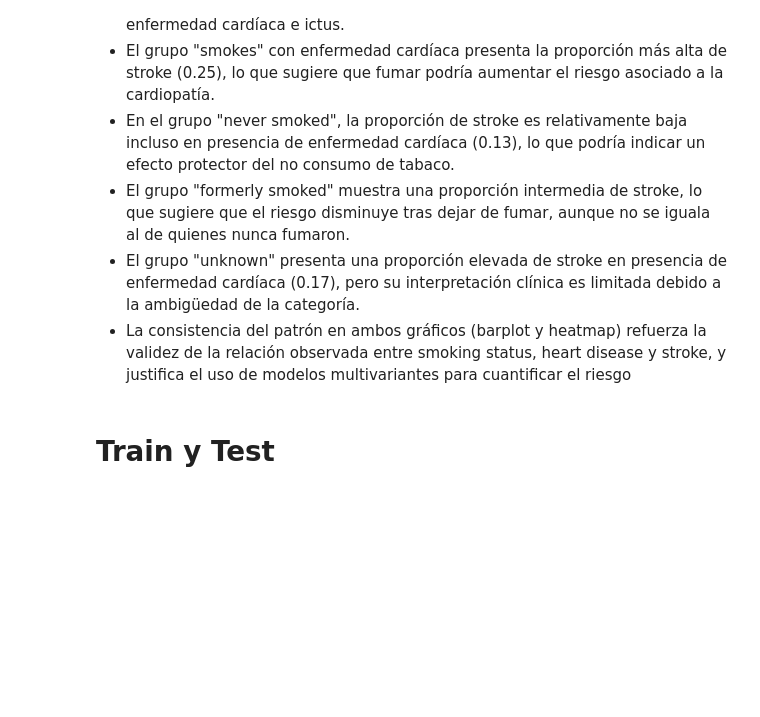
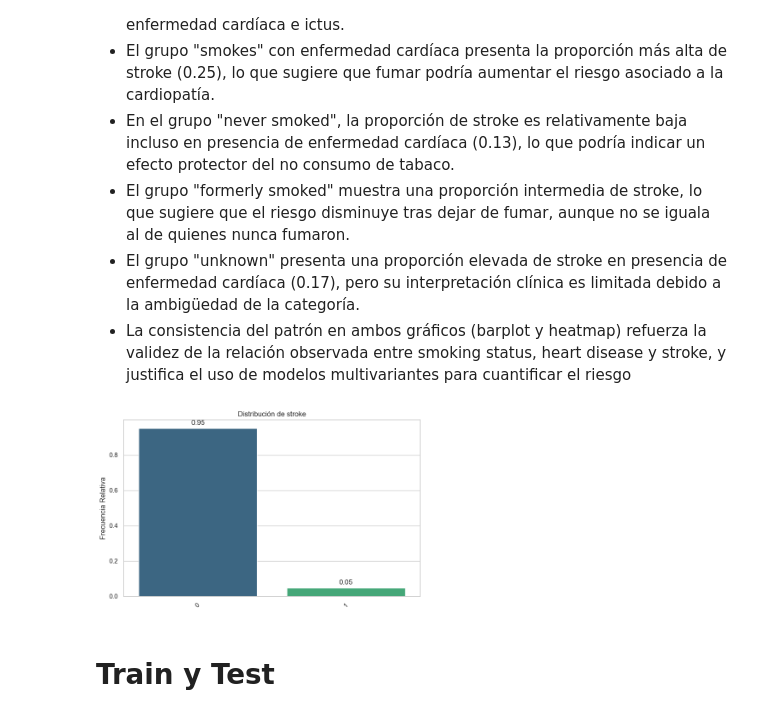
Before and after one commit to ecalvo2411/Project_Break_ML, a Jupyter notebook: notebook-main.ipynb, the cells around one changed output. Drawn from its saved outputs; the diff is of its cells as text; code cells hidden in the pictures; blank space fills up the shorter version.

```diff
--- a/notebook-main.ipynb
+++ b/notebook-main.ipynb
@@ -782,0 +791,4 @@ fig.savefig("src/img/multivariante_stroke_heart_disease_smoking_status_mapa_calo
+# %%
+bt.pinta_distribucion_categoricas(df_stroke, ["stroke"], relativa= True, mostrar_valores= True)
+# %% [output]
+[figure, added]
```
Also changed, not shown: parts of 35 cells of this notebook.
